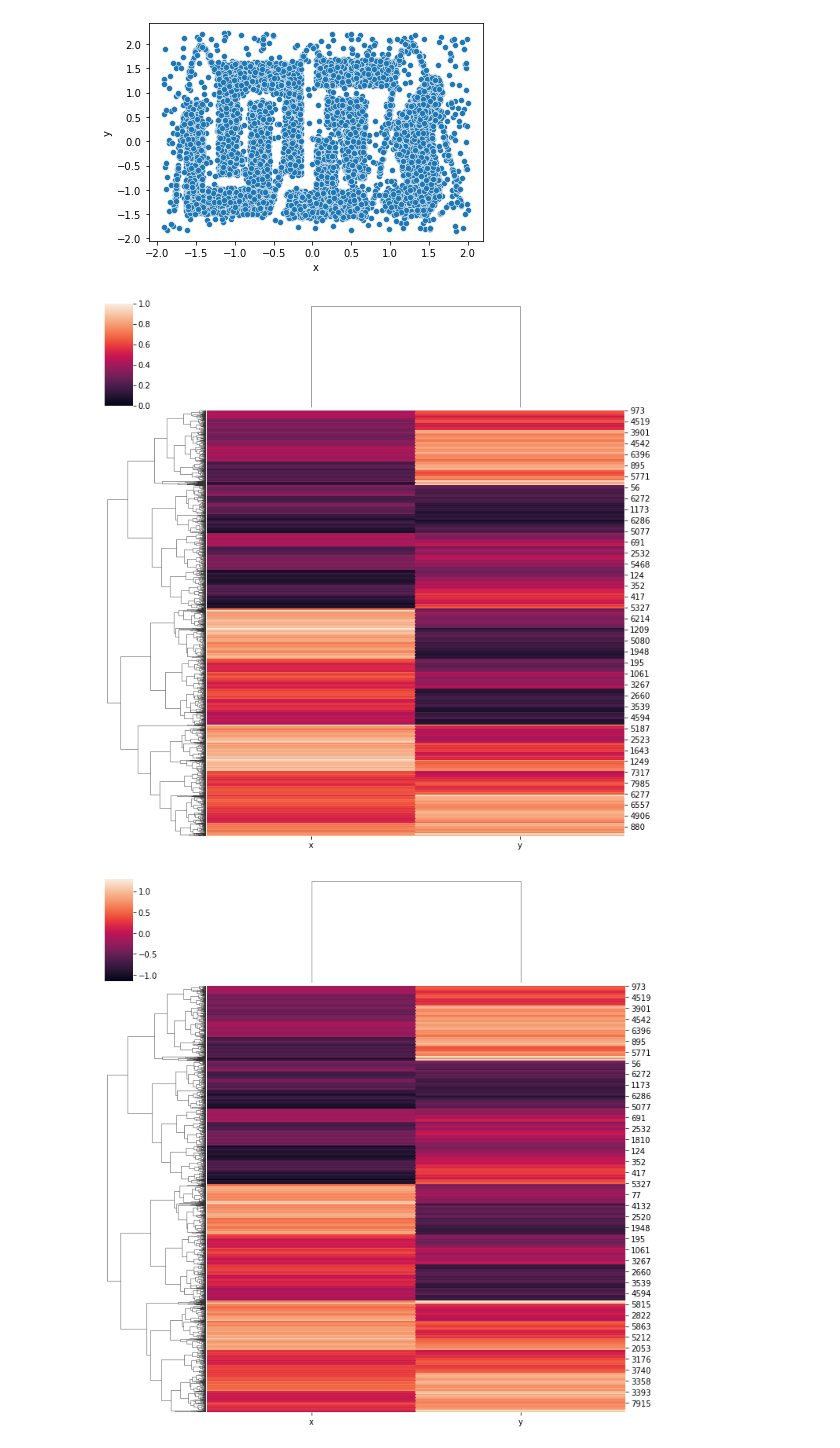
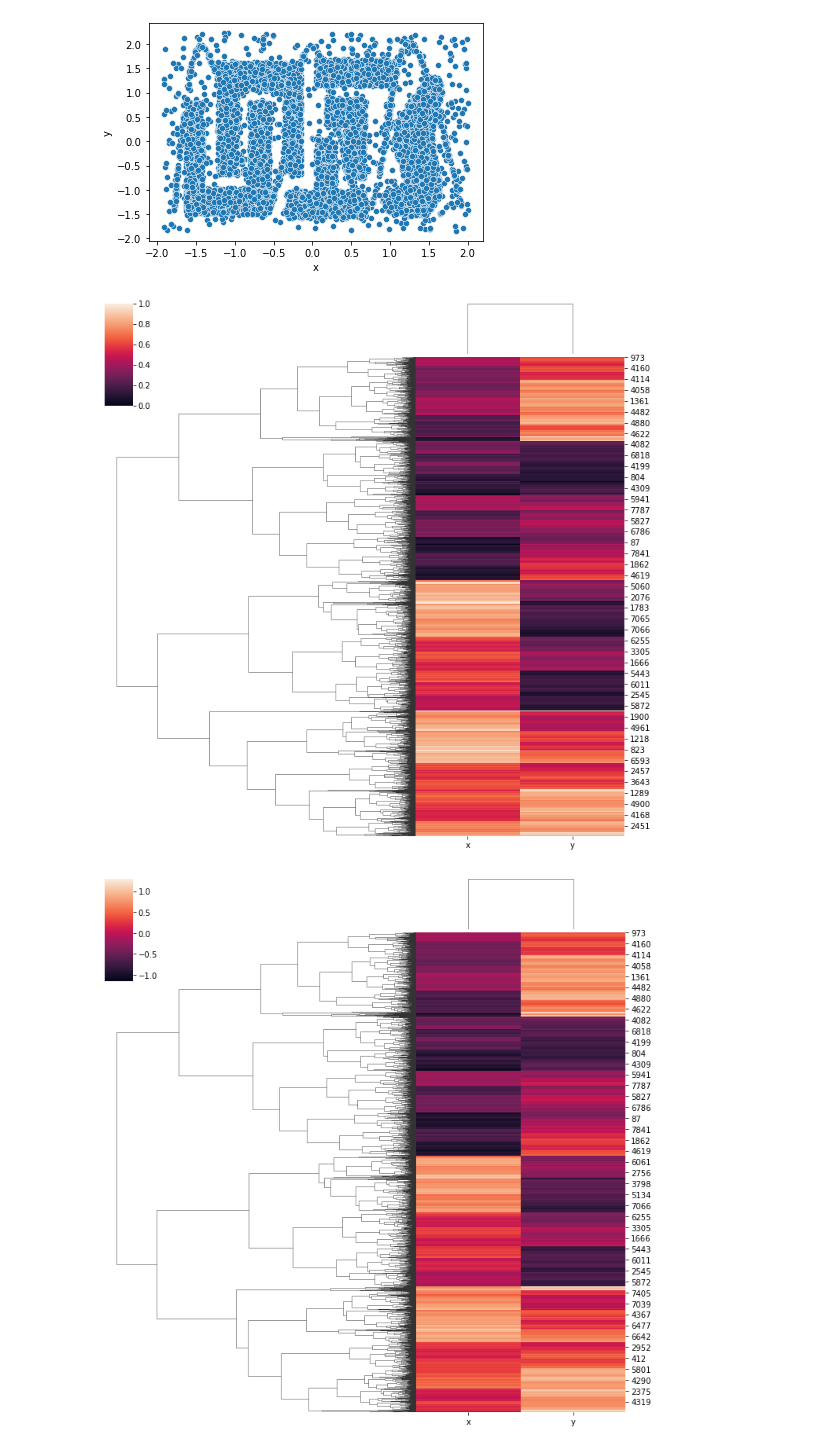
Before and after one commit to DataMathematician/PetResearch, a Jupyter notebook: l4p1.ipynb, the cells around one changed output. Cells and saved outputs as stored; diff of their text form; code cells hidden in the pictures.

```diff
--- a/l4p1.ipynb
+++ b/l4p1.ipynb
@@ -77,13 +77,13 @@ sns.scatterplot('x','y',data = df_sscaled)
 # очеваидно, что на графике есть кластеры (6) и шум в виде отдельных точек и синусоиды
 # построим дендограмму
 # %%
-# 7 кластеров для MinMaxScaler
-minmax = sns.clustermap(df_mmscaled)
+# 9 кластеров для MinMaxScaler
+minmax = sns.clustermap(df_mmscaled,dendrogram_ratio=(.6, .1))
 # %% [output]
-[figure, old version]
+[figure, new version]
 # %%
-# 5-7 кластеров для RobustScaler
-cluster = sns.clustermap(df_rscaled)
+# 9 кластеров для RobustScaler
+cluster = sns.clustermap(df_rscaled,dendrogram_ratio=(.6, .1))
 # %% [output]
-[figure, old version]
+[figure, new version]
 # %%
```
Also changed, not shown: parts of 9 cells of this notebook.
